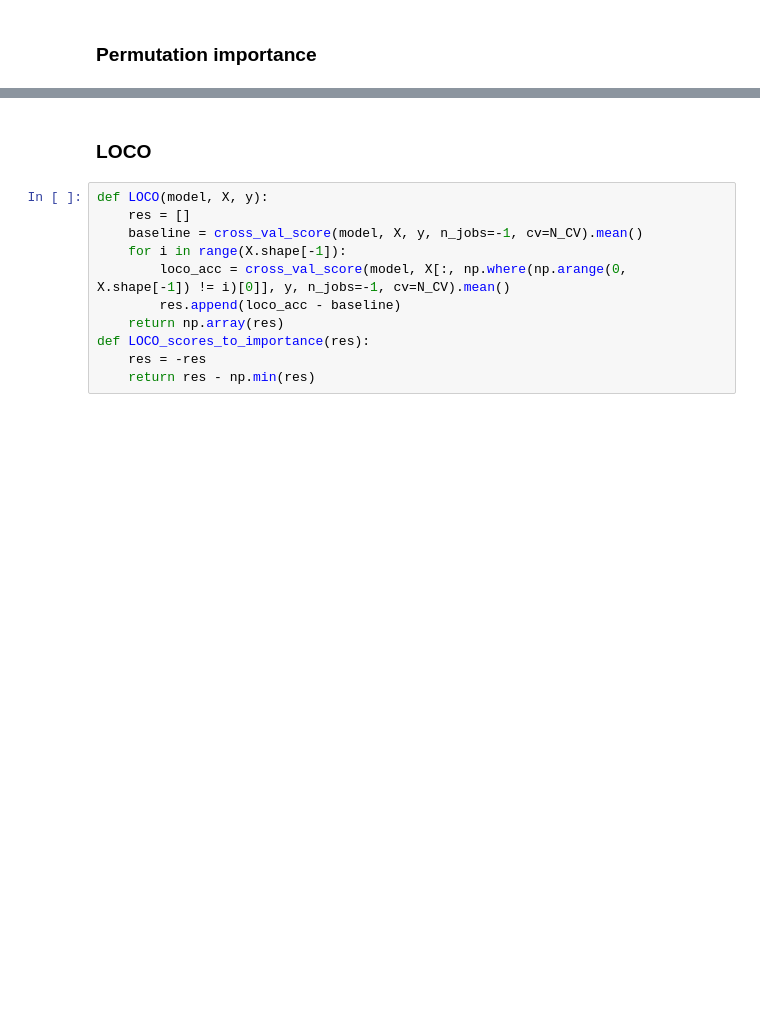
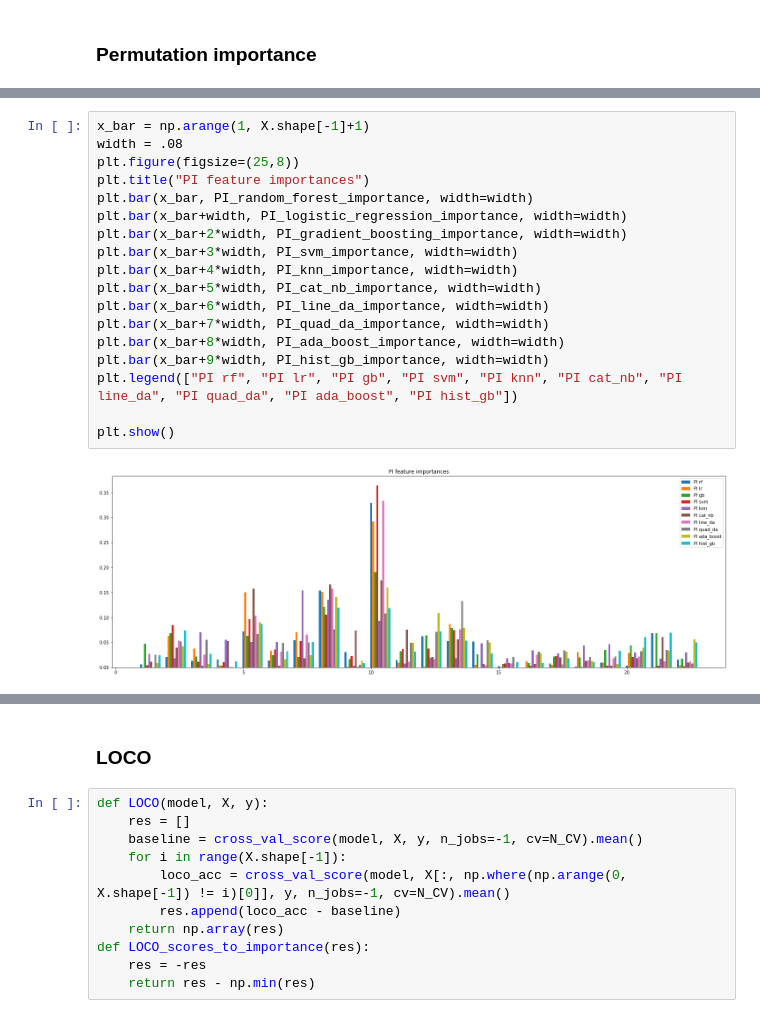
Before and after one commit to AlbertoSinigaglia/cognitive-replication-problem, a Jupyter notebook: prj.ipynb, the cells around one changed output, grey strips where cells are left out. Drawn from its saved outputs; the diff is of its cells as text; blank space fills up the shorter version.

```diff
--- a/prj.ipynb
+++ b/prj.ipynb
@@ -581,0 +638,20 @@ array([[18, 19,  3,  6],
+# %%
+x_bar = np.arange(1, X.shape[-1]+1)
+width = .08
+plt.figure(figsize=(25,8))
+plt.title("PI feature importances")
+plt.bar(x_bar, PI_random_forest_importance, width=width)
+plt.bar(x_bar+width, PI_logistic_regression_importance, width=width)
+plt.bar(x_bar+2*width, PI_gradient_boosting_importance, width=width)
+plt.bar(x_bar+3*width, PI_svm_importance, width=width)
+plt.bar(x_bar+4*width, PI_knn_importance, width=width)
+plt.bar(x_bar+5*width, PI_cat_nb_importance, width=width)
+plt.bar(x_bar+6*width, PI_line_da_importance, width=width)
+plt.bar(x_bar+7*width, PI_quad_da_importance, width=width)
+plt.bar(x_bar+8*width, PI_ada_boost_importance, width=width)
+plt.bar(x_bar+9*width, PI_hist_gb_importance, width=width)
+plt.legend(["PI rf", "PI lr", "PI gb", "PI svm", "PI knn", "PI cat_nb", "PI line_da", "PI quad_da", "PI ada_boost", "PI hist_gb"])
+
+plt.show()
+# %% [output]
+[figure, added]
```
Also changed, not shown: parts of 61 cells of this notebook.
